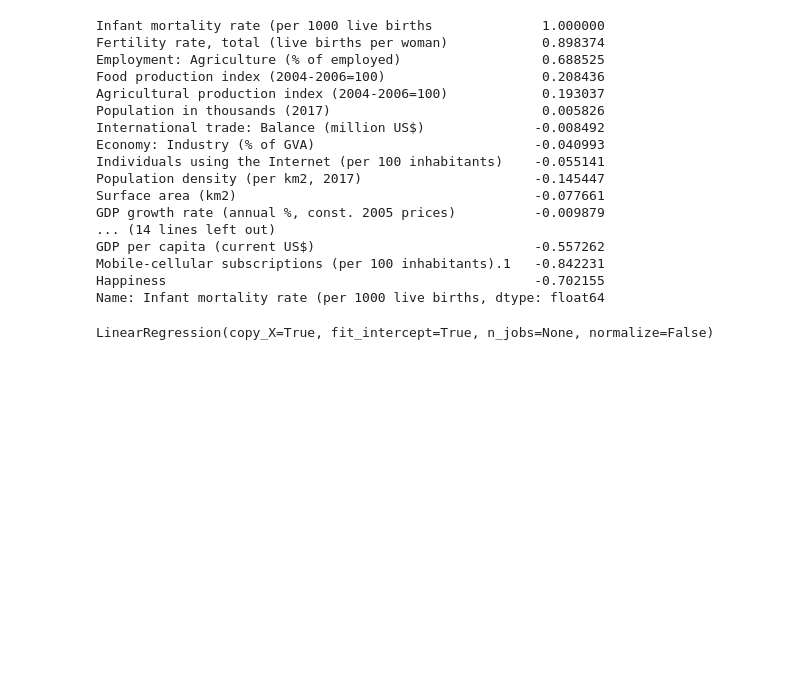
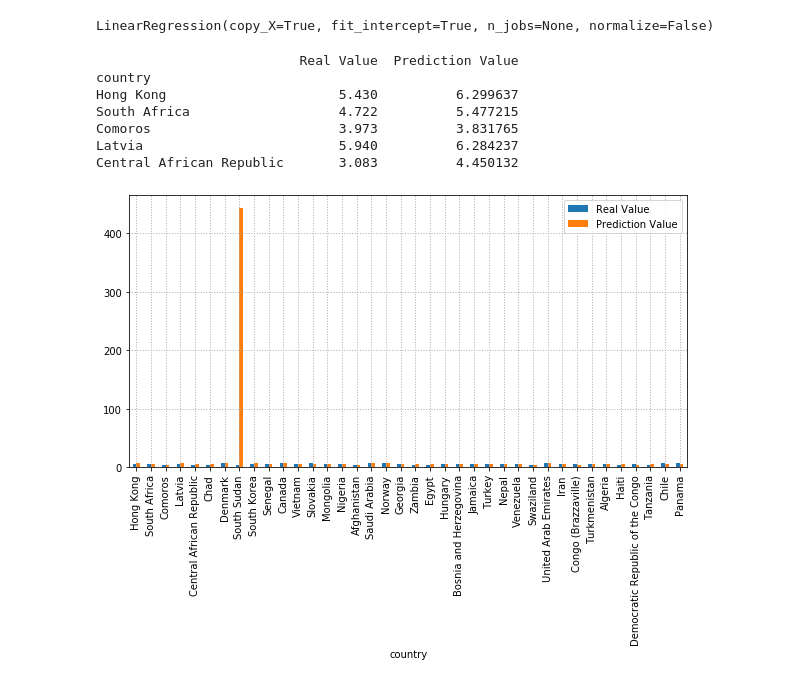
Before and after one commit to Elaishalev/Countries_Happiness, a Jupyter notebook: Happiness_correlations_regressions.ipynb, the cells around one changed output. Saved outputs shown, nothing was run; the diff lists cells and outputs as text; code cells hidden in the pictures; blank space fills up the shorter version.

```diff
--- a/Happiness_correlations_regressions.ipynb
+++ b/Happiness_correlations_regressions.ipynb
@@ -34,11 +35,16 @@ stats.head(5)
 stats.sort_values(by=['country'])
 happiness.sort_values(by=['Country or region'])
 stats['Happiness']=happiness['Score']
+stats = stats.set_index('country')
 
 stats.replace(to_replace='...', value =0, inplace=True) #changing strings to integers
 stats.replace(to_replace='~0.0', value =0, inplace=True)
 stats.replace(to_replace='-~0.0', value =0, inplace=True)
+list_of_columns_ToBeFloats = stats.columns[3:]
+for col in list_of_columns_ToBeFloats:
+    stats[col] = stats[col].astype(float)
 
+# checking correlations between all numeric attributes
 correlations = stats.corr()
 correlations.sort_values(by=['Happiness'], inplace=True)
 correlations
@@ -95,42 +80,0 @@ Index(['Surface area (km2)', 'Population in thousands (2017)',
-# %%
-print(correlations['Infant mortality rate (per 1000 live births'])
-# surface ared km2 and co2 emission est have .775
-#'Population in thousands (2017)' and co2 emission est have .690
-# GDP: Gross domestic product (million current US$) and co2 emission est have .833
-# GDP: Gross domestic product (million current US$) and International trade: Exports (million US$) have 0.841292
-# GDP: Gross domestic product (million current US$) and International trade: Imports (million US$) have 0.938587
-# GDP per capita (current US$) have .729 with happiness, and .747 with mobile subscriptions
-# Economy: Services and other activity (% of GVA) have -.670 with infant mortality, and .690 with mobile cel
-# Employment: Agriculture (% of employed) have .688 with infant mortality, .653 with fertility rate, -.66 with urban pop, and .733 with mobile cel
-# Employment: Services (% of employed) have -.732 with infant mortality, -.656 with fertility rate, and more...
-# Agricultural production index (2004-2006=100) have .995 with food production index
-# Food production index (2004-2006=100) look row above...
-# the international trades are correlated with each other, with gdp, and with co2 emission
-
-## NEED TO CONSIDER DROPPING:
-# INFNAT MORTALITY, CO2 EMISSIONS, GDPs, INTL TRADES, ECONOMY SPLITS %S
-# %% [output]
-Infant mortality rate (per 1000 live births              1.000000
-Fertility rate, total (live births per woman)            0.898374
-Employment: Agriculture (% of employed)                  0.688525
-Food production index (2004-2006=100)                    0.208436
-Agricultural production index (2004-2006=100)            0.193037
-Population in thousands (2017)                           0.005826
-International trade: Balance (million US$)              -0.008492
-Economy: Industry (% of GVA)                            -0.040993
-Individuals using the Internet (per 100 inhabitants)    -0.055141
-Population density (per km2, 2017)                      -0.145447
-Surface area (km2)                                      -0.077661
-GDP growth rate (annual %, const. 2005 prices)          -0.009879
-... (14 lines left out)
-GDP per capita (current US$)                            -0.557262
-Mobile-cellular subscriptions (per 100 inhabitants).1   -0.842231
-Happiness                                               -0.702155
-Name: Infant mortality rate (per 1000 live births, dtype: float64
-# %%
-# Creating a Multiple Linear Regression model to predict happiness score
-
-mult_lin_reg = LinearRegression()
-mult_lin_reg.fit(stats.iloc[:,2:-1], stats['Happiness'])
-# %% [output]
-LinearRegression(copy_X=True, fit_intercept=True, n_jobs=None, normalize=False)
@@ -136,0 +86,32 @@ LinearRegression(copy_X=True, fit_intercept=True, n_jobs=None, normalize=False)
+# %%
+# Creating a Multiple Linear Regression model to predict happiness score
+X = stats.iloc[:, 1:-1]
+Y = stats.iloc[:, -1]
+X_train, X_test, Y_train, Y_test = train_test_split(X, Y, random_state= 111)
+
+happiness_model = linear_model.LinearRegression()
+happiness_model.fit(X_train, Y_train)
+
+# coeff_corrs = pd.DataFrame(happiness_model.coef_, X.columns, columns=['Coefficient'])
+# print(coeff_corrs)
+# %% [output]
+LinearRegression(copy_X=True, fit_intercept=True, n_jobs=None, normalize=False)
+# %%
+# predicting happiness score, and plotting against the real values
+y_pred = happiness_model.predict(X_test)
+
+checking_pred = pd.DataFrame({'Real Value': Y_test, 'Prediction Value': y_pred})
+print(checking_pred.head())
+
+checking_pred.plot(kind='bar', figsize=(10,5))
+plt.grid(which='major', linestyle=':', linewidth='1')
+plt.show()
+# %% [output]
+                          Real Value  Prediction Value
+country
+Hong Kong                      5.430          6.299637
+South Africa                   4.722          5.477215
+Comoros                        3.973          3.831765
+Latvia                         5.940          6.284237
+Central African Republic       3.083          4.450132
+[figure, added]
```
Also changed, not shown: parts of 11 cells of this notebook.
